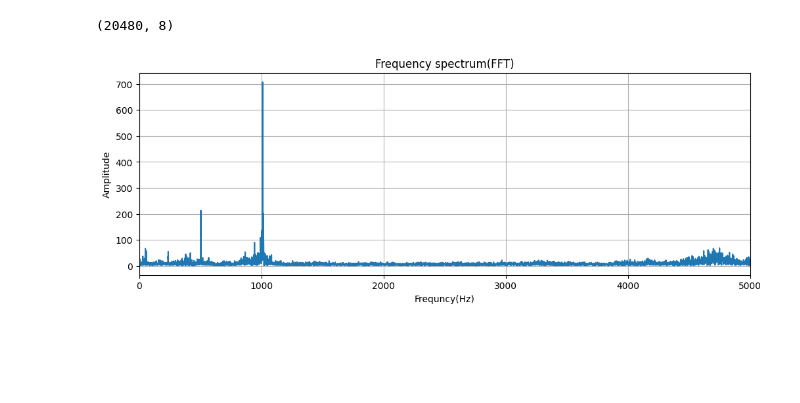
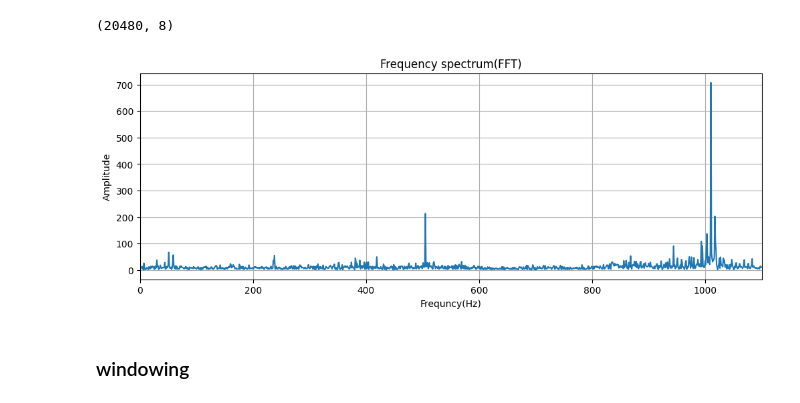
Before and after one commit to sahil07-rg/Vibrational-analysis, a Jupyter notebook: Vibrational_analysis.ipynb, the cells around one changed output. Cells and saved outputs as stored; diff of their text form; code cells hidden in the pictures; blank space fills up the shorter version.

```diff
--- a/Vibrational_analysis.ipynb
+++ b/Vibrational_analysis.ipynb
@@ -63,18 +63,20 @@ print(cleaned_data.shape) # here we are checking how much channel is there for t
 # %%
 from scipy.fft import rfft, rfftfreq
 signal=cleaned_data[:,2]#taking the 2nd channel data
 N=len(signal)
 Fs=20480
 yf=rfft(signal)
 xf=rfftfreq(N,1/Fs)
 magnitude=np.abs(yf) # shows the absolute value of yf means the original yf would be in complex number and the absolute value is the root of the complex value.
 plt.figure(figsize=(12,4))
 plt.plot(xf,magnitude)
-plt.xlim(0,5000)# Upto 20480/2 <= 10240 ~ 10000 we can take the limit of x
+plt.xlim(0,1100)# Upto 20480/2 <= 10240 ~ 10000 we can take the limit of x
 plt.xlabel("Frequncy(Hz)")
 plt.ylabel("Amplitude")
 plt.title("Frequency spectrum(FFT)")
 plt.grid()
 plt.show()
 # %% [output]
-[figure, old version]
+[figure, new version]
+# %% [markdown]
+### windowing
```
Also changed, not shown: parts of 3 cells of this notebook.
